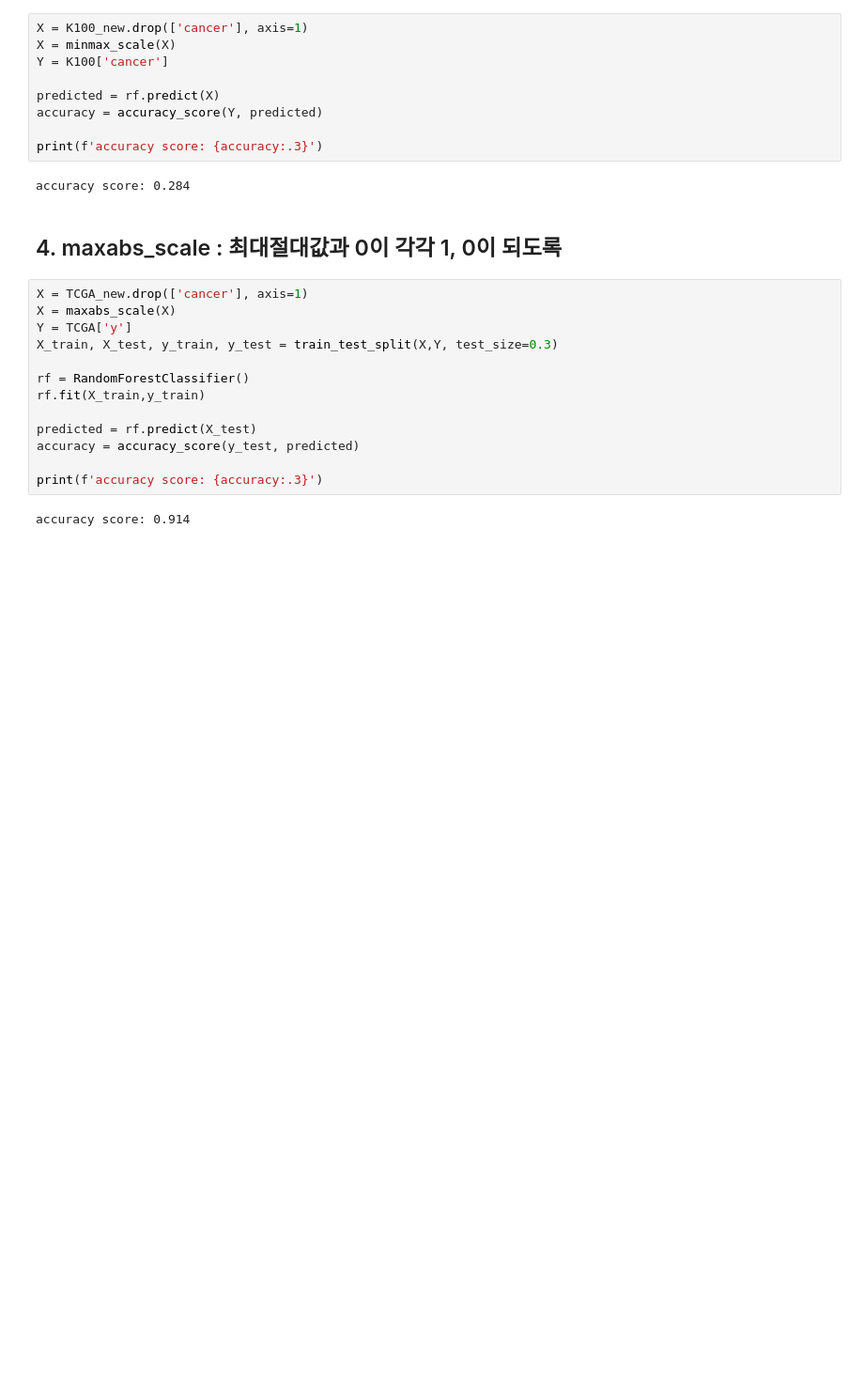
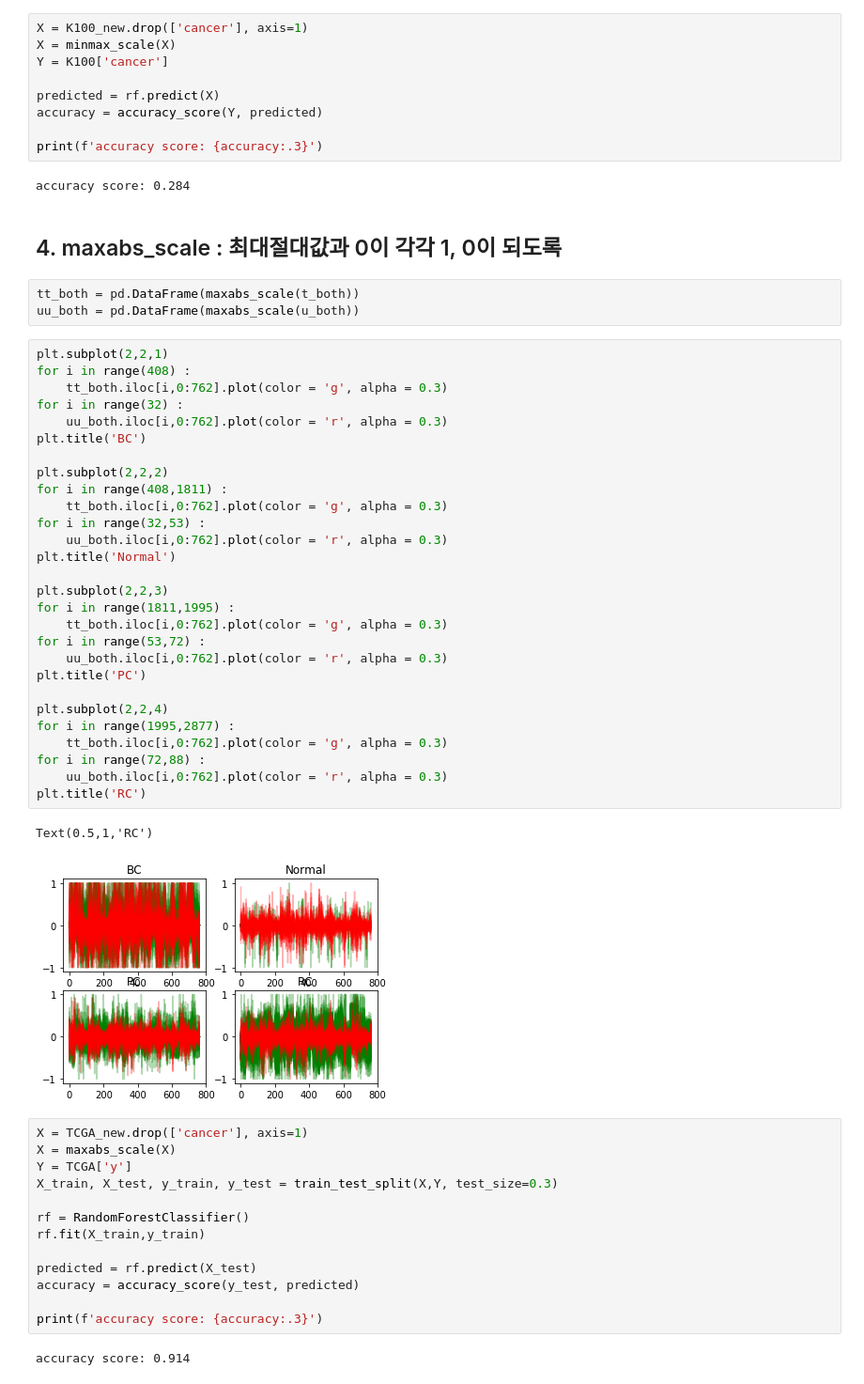
Before and after one commit to sohyuniii/---projects, a Jupyter notebook: Cancer types/2-2. Scale.ipynb, the cells around one changed output. Shown: that part at 94% size. Cells and saved outputs as stored; diff of their text form; blank space fills up the shorter version.

```diff
--- a/Cancer types/2-2. Scale.ipynb
+++ b/Cancer types/2-2. Scale.ipynb
@@ -172,6 +315,40 @@ print(f'accuracy score: {accuracy:.3}')
 accuracy score: 0.284
 # %% [markdown]
 ## 4. maxabs_scale :  최대절대값과 0이 각각 1, 0이 되도록
+# %%
+tt_both = pd.DataFrame(maxabs_scale(t_both))
+uu_both = pd.DataFrame(maxabs_scale(u_both))
+# %%
+plt.subplot(2,2,1)
+for i in range(408) :
+    tt_both.iloc[i,0:762].plot(color = 'g', alpha = 0.3)
+for i in range(32) :
+    uu_both.iloc[i,0:762].plot(color = 'r', alpha = 0.3)
+plt.title('BC')
+
+plt.subplot(2,2,2)
+for i in range(408,1811) :
+    tt_both.iloc[i,0:762].plot(color = 'g', alpha = 0.3)
+for i in range(32,53) :
+    uu_both.iloc[i,0:762].plot(color = 'r', alpha = 0.3)
+plt.title('Normal')
+
+plt.subplot(2,2,3)
+for i in range(1811,1995) :
+    tt_both.iloc[i,0:762].plot(color = 'g', alpha = 0.3)
+for i in range(53,72) :
+    uu_both.iloc[i,0:762].plot(color = 'r', alpha = 0.3)
+plt.title('PC')
+
+plt.subplot(2,2,4)
+for i in range(1995,2877) :
+    tt_both.iloc[i,0:762].plot(color = 'g', alpha = 0.3)
+for i in range(72,88) :
+    uu_both.iloc[i,0:762].plot(color = 'r', alpha = 0.3)
+plt.title('RC')
+# %% [output]
+Text(0.5,1,'RC')
+[figure, added]
 # %%
 X = TCGA_new.drop(['cancer'], axis=1)
 X = maxabs_scale(X)
```
Also changed, not shown: parts of 16 cells of this notebook.
